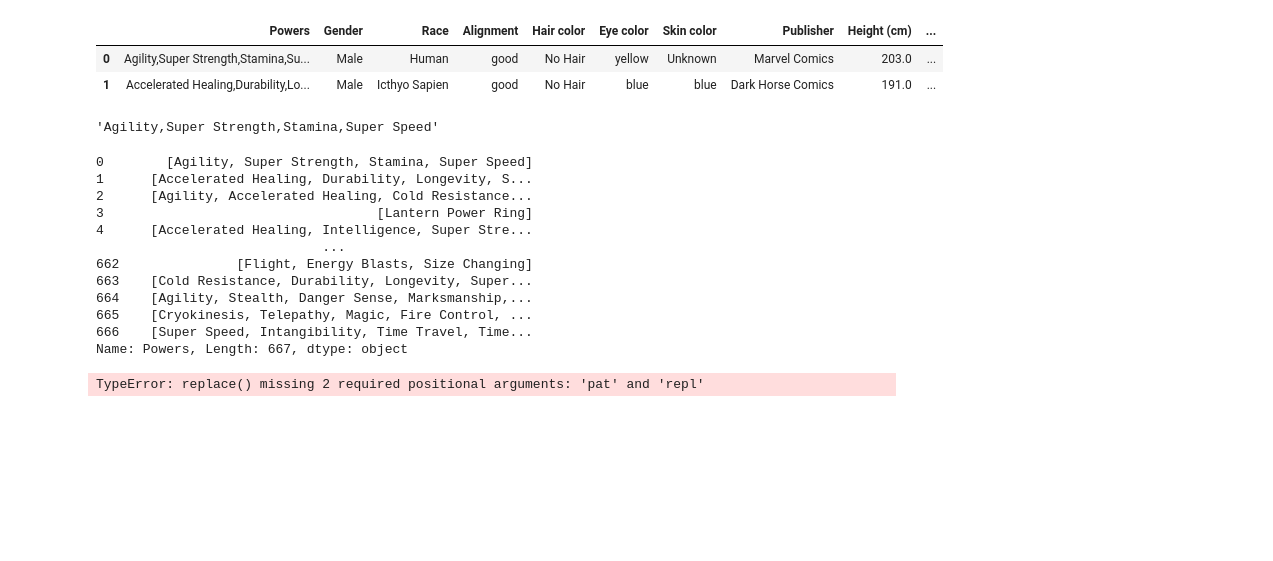
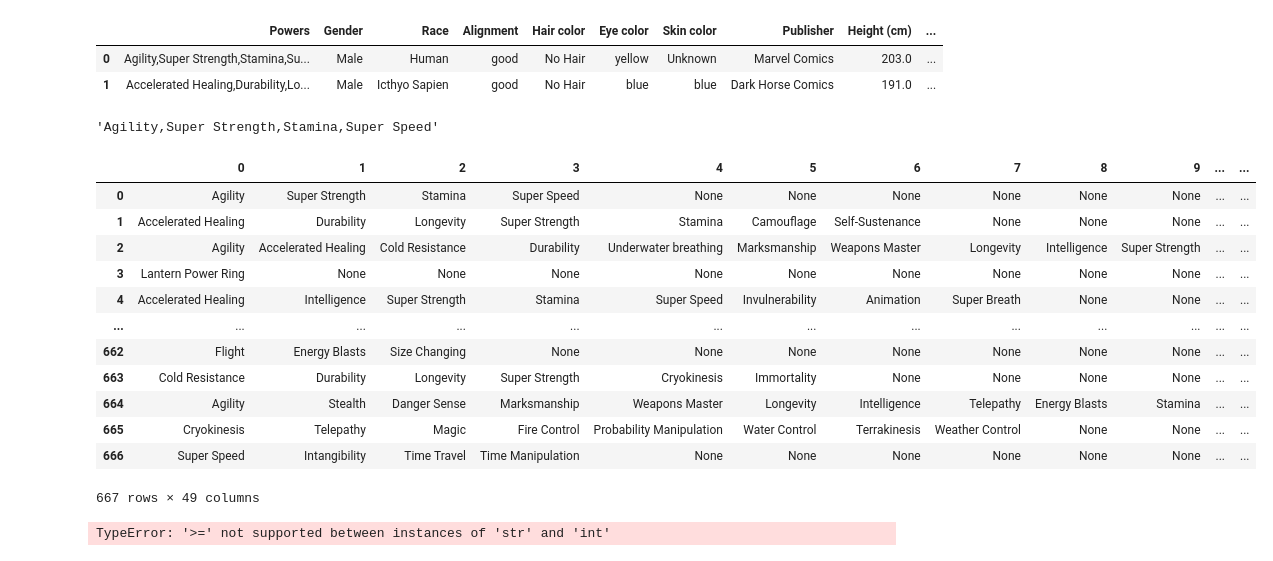
Before and after one commit to CaillahR/Applying-Advanced-Transformations, a Jupyter notebook: Applying Advanced Transformations (Core).ipynb, the cells around one changed output. Saved outputs shown, nothing was run; the diff lists cells and outputs as text; code cells hidden in the pictures; blank space fills up the shorter version.

```diff
--- a/Applying Advanced Transformations (Core).ipynb
+++ b/Applying Advanced Transformations (Core).ipynb
@@ -227,35 +227,31 @@ df.head(2)
 |  | Powers | Gender | Race | Alignment | Hair color | Eye color | Skin color | Publisher | Height (cm) | ... |
 | 0 | Agility,Super Strength,Stamina,Su... | Male | Human | good | No Hair | yellow | Unknown | Marvel Comics | 203.0 | ... |
 | 1 | Accelerated Healing,Durability,Lo... | Male | Icthyo Sapien | good | No Hair | blue | blue | Dark Horse Comics | 191.0 | ... |
-# %%
-## showing the lists are really strings
-df.loc[0,'Powers']
-# %% [output]
-'Agility,Super Strength,Stamina,Super Speed'
-# %%
-## adding expand=True
-# Create a new column where they were converted back to lists
-df['Powers'].str.split(',')
-# %% [output]
-0        [Agility, Super Strength, Stamina, Super Speed]
-1      [Accelerated Healing, Durability, Longevity, S...
-2      [Agility, Accelerated Healing, Cold Resistance...
-3                                   [Lantern Power Ring]
-4      [Accelerated Healing, Intelligence, Super Stre...
-                             ...
-662               [Flight, Energy Blasts, Size Changing]
-663    [Cold Resistance, Durability, Longevity, Super...
-664    [Agility, Stealth, Danger Sense, Marksmanship,...
-665    [Cryokinesis, Telepathy, Magic, Fire Control, ...
-666    [Super Speed, Intangibility, Time Travel, Time...
-Name: Powers, Length: 667, dtype: object
-# %%
-df["powers_split"] = df["Powers"].str.replace("''", '""')
-# %%
-## use .str.replace to replace all single quotes
-df["powers_split"] = df["Powers"].str.replace()
-## Apply the json.loads to the full column
-df["powers_split"] = df["powers_split"].apply(json.loads)
-df["powers_split"].head()
-# %% [output]
-TypeError: replace() missing 2 required positional arguments: 'pat' and 'repl'
+# %%
+## showing the lists are really strings
+df.loc[0,'Powers']
+# %% [output]
+'Agility,Super Strength,Stamina,Super Speed'
+# %%
+## adding expand=True
+# Create a new column where they were converted back to lists
+df['Powers'].str.split(',', expand = True)
+# %% [output]
+|  | 0 | 1 | 2 | 3 | 4 | 5 | 6 | 7 | 8 | 9 | ... | ... |
+| 0 | Agility | Super Strength | Stamina | Super Speed | None | None | None | None | None | None | ... | ... |
+| 1 | Accelerated Healing | Durability | Longevity | Super Strength | Stamina | Camouflage | Self-Sustenance | None | None | None | ... | ... |
+| 2 | Agility | Accelerated Healing | Cold Resistance | Durability | Underwater breathing | Marksmanship | Weapons Master | Longevity | Intelligence | Super Strength | ... | ... |
+| 3 | Lantern Power Ring | None | None | None | None | None | None | None | None | None | ... | ... |
+| 4 | Accelerated Healing | Intelligence | Super Strength | Stamina | Super Speed | Invulnerability | Animation | Super Breath | None | None | ... | ... |
+| ... | ... | ... | ... | ... | ... | ... | ... | ... | ... | ... | ... | ... |
+| 662 | Flight | Energy Blasts | Size Changing | None | None | None | None | None | None | None | ... | ... |
+| 663 | Cold Resistance | Durability | Longevity | Super Strength | Cryokinesis | Immortality | None | None | None | None | ... | ... |
+| 664 | Agility | Stealth | Danger Sense | Marksmanship | Weapons Master | Longevity | Intelligence | Telepathy | Energy Blasts | Stamina | ... | ... |
+| 665 | Cryokinesis | Telepathy | Magic | Fire Control | Probability Manipulation | Water Control | Terrakinesis | Weather Control | None | None | ... | ... |
+| 666 | Super Speed | Intangibility | Time Travel | Time Manipulation | None | None | None | None | None | None | ... | ... |
+667 rows × 49 columns
+# %%
+df["powers_split"] = df["Powers"].str.replace("","" , '"')
+df["powers_split"].value_counts()
+# %% [output]
+TypeError: '>=' not supported between instances of 'str' and 'int'
```
Also changed, not shown: parts of 3 cells of this notebook.
